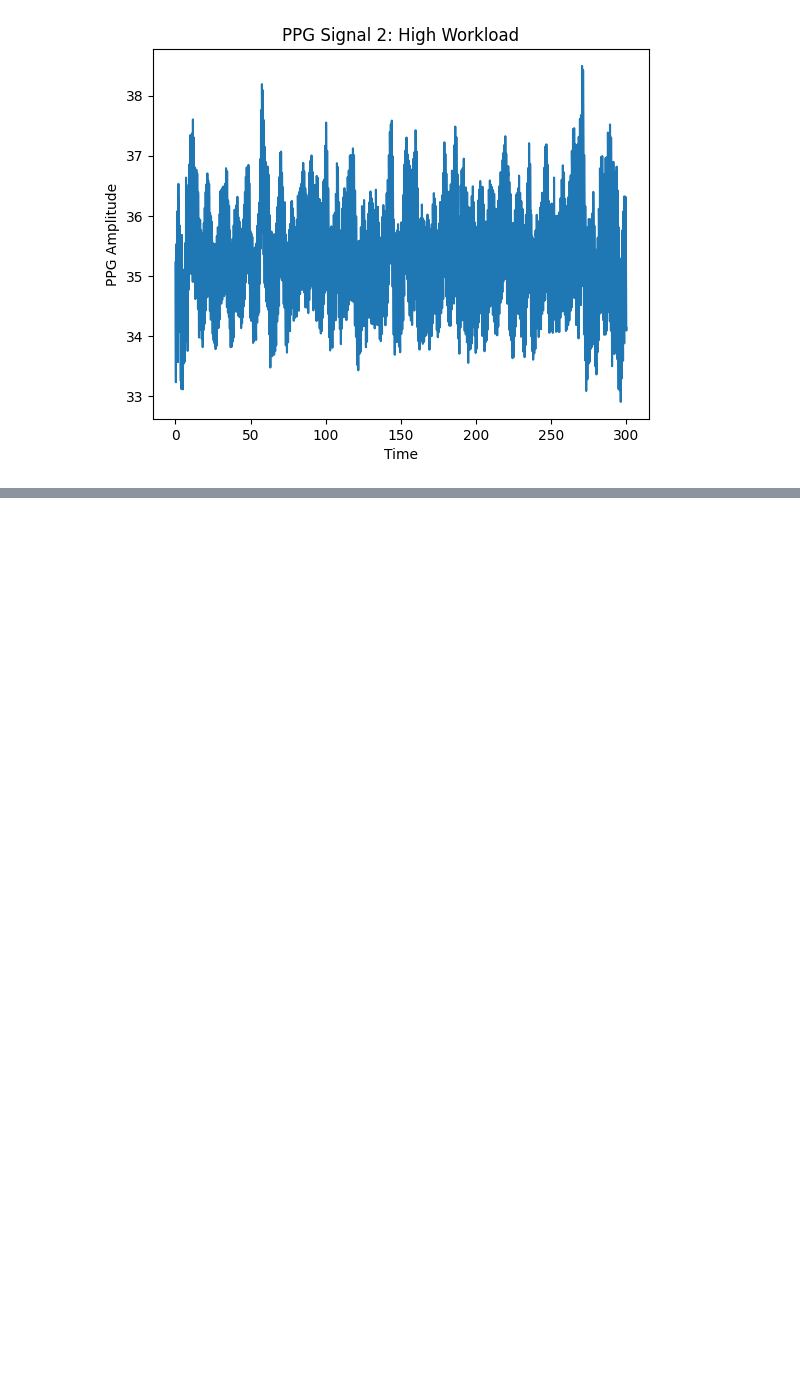
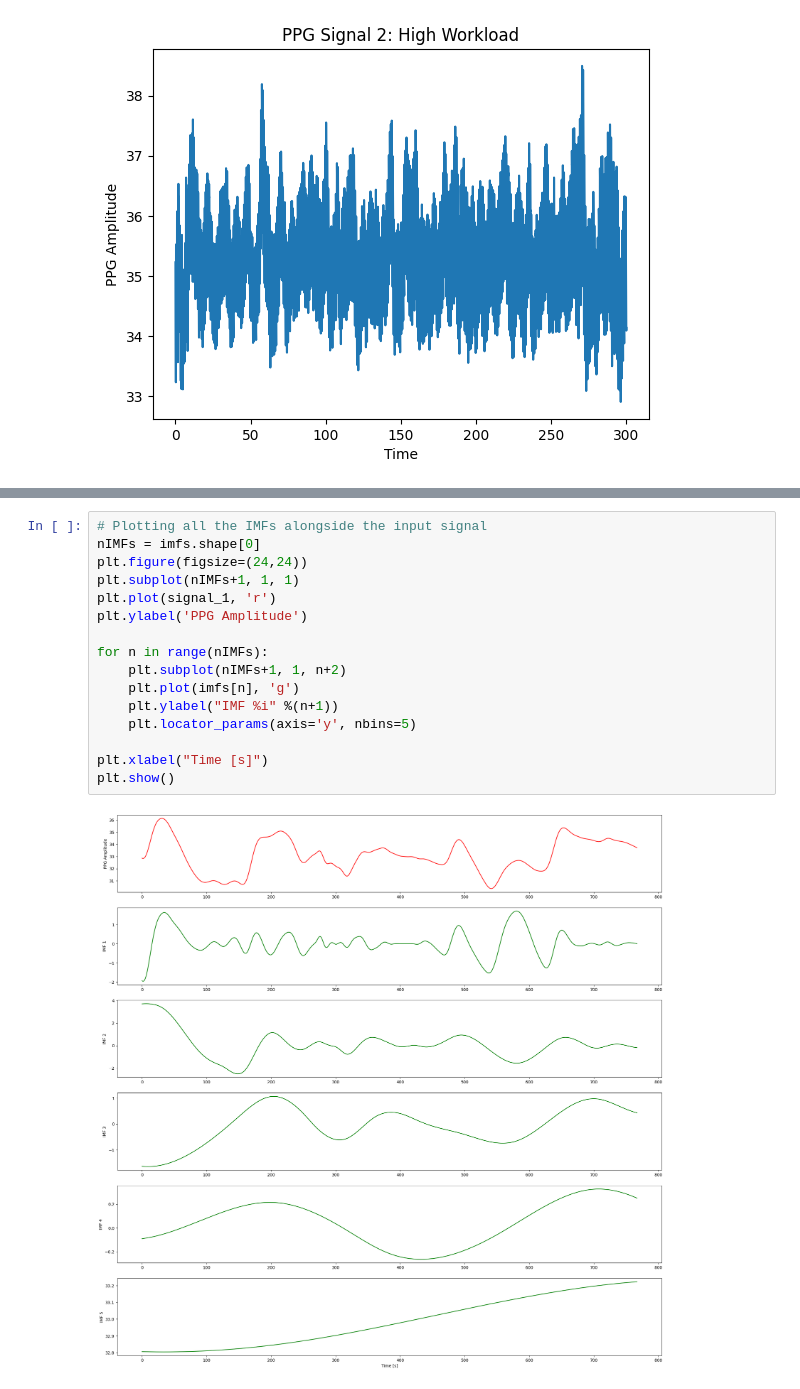
Before and after one commit to AnshGoyal1123/FLOW, a Jupyter notebook: PreprocessingTesting_Test1.ipynb, the cells around one changed output, grey strips where cells are left out. Saved outputs shown, nothing was run; the diff lists cells and outputs as text; blank space fills up the shorter version.

```diff
--- a/PreprocessingTesting_Test1.ipynb
+++ b/PreprocessingTesting_Test1.ipynb
@@ -75,0 +119,18 @@ Text(0.5, 1.0, 'PPG Signal 2: High Workload')
+# %%
+# Plotting all the IMFs alongside the input signal
+nIMFs = imfs.shape[0]
+plt.figure(figsize=(24,24))
+plt.subplot(nIMFs+1, 1, 1)
+plt.plot(signal_1, 'r')
+plt.ylabel('PPG Amplitude')
+
+for n in range(nIMFs):
+    plt.subplot(nIMFs+1, 1, n+2)
+    plt.plot(imfs[n], 'g')
+    plt.ylabel("IMF %i" %(n+1))
+    plt.locator_params(axis='y', nbins=5)
+
+plt.xlabel("Time [s]")
+plt.show()
+# %% [output]
+[figure, added]
```
Also changed, not shown: parts of 5 cells of this notebook.
